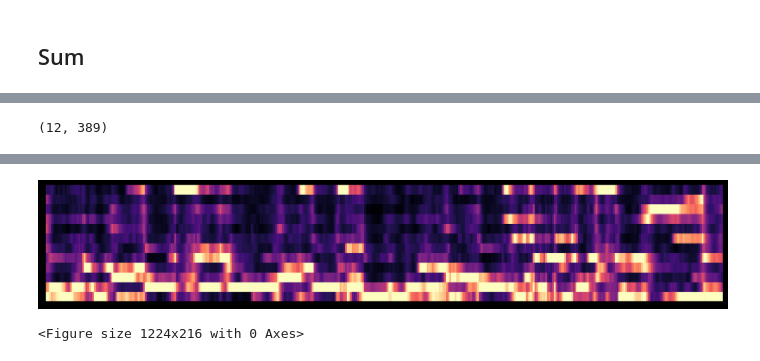
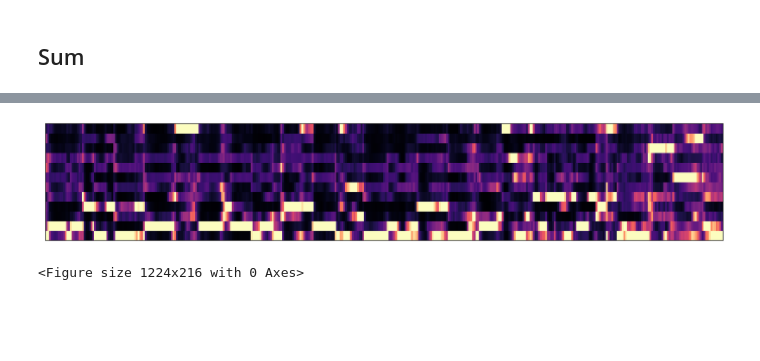
Before and after one commit to timsum/harmonypartition, a Jupyter notebook: jup/Chapter_6_vi_ii_V_I.ipynb, the cells around one changed output, grey strips where cells are left out. Drawn from its saved outputs; the diff is of its cells as text; code cells hidden in the pictures; blank space fills up the shorter version.

```diff
--- a/jup/Chapter_6_vi_ii_V_I.ipynb
+++ b/jup/Chapter_6_vi_ii_V_I.ipynb
@@ -171,21 +175,18 @@ ipd.Audio(arp_f_sequence, rate=4000)
 # %%
 import librosa
 import librosa.display
-import partita_librosa
 
-filename = "audio/iGotRhythm_main16.wav"
+filename = "../audio/iGotRhythm_main16.wav"
 y, sr = librosa.load(filename)
-chroma_a = librosa.feature.chroma_cqt(y=y,
+chroma_a = librosa.feature.chroma_stft(y=y,
                                       sr=sr)
 plt.figure(figsize=(17, 3))
 chroma_a = jpt_pt.switch_chroma(chroma_a)
 
 librosa.display.specshow(chroma_a)
-print(chroma_a.shape)
 
 ipd.Audio(filename)
 # %% [output]
-(12, 389)
 [interactive output not drawn]
-[figure, old version]
+[figure, new version]
 # %%
```
Also changed, not shown: parts of 14 cells of this notebook, 11 other files.
